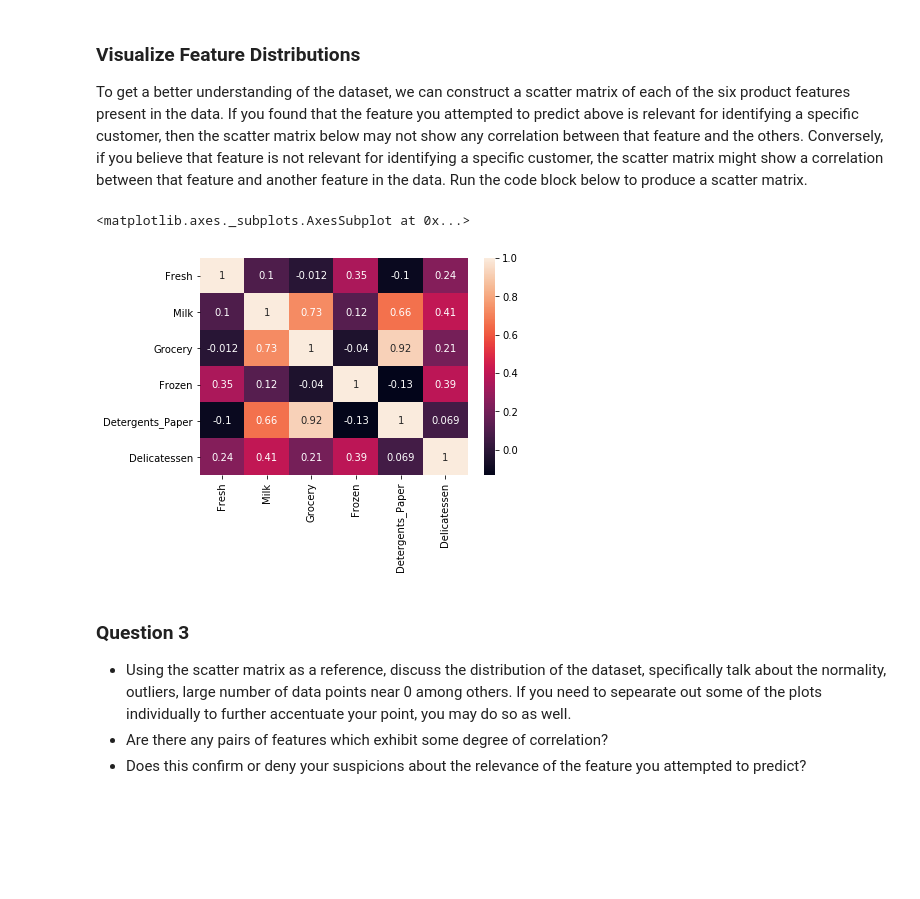
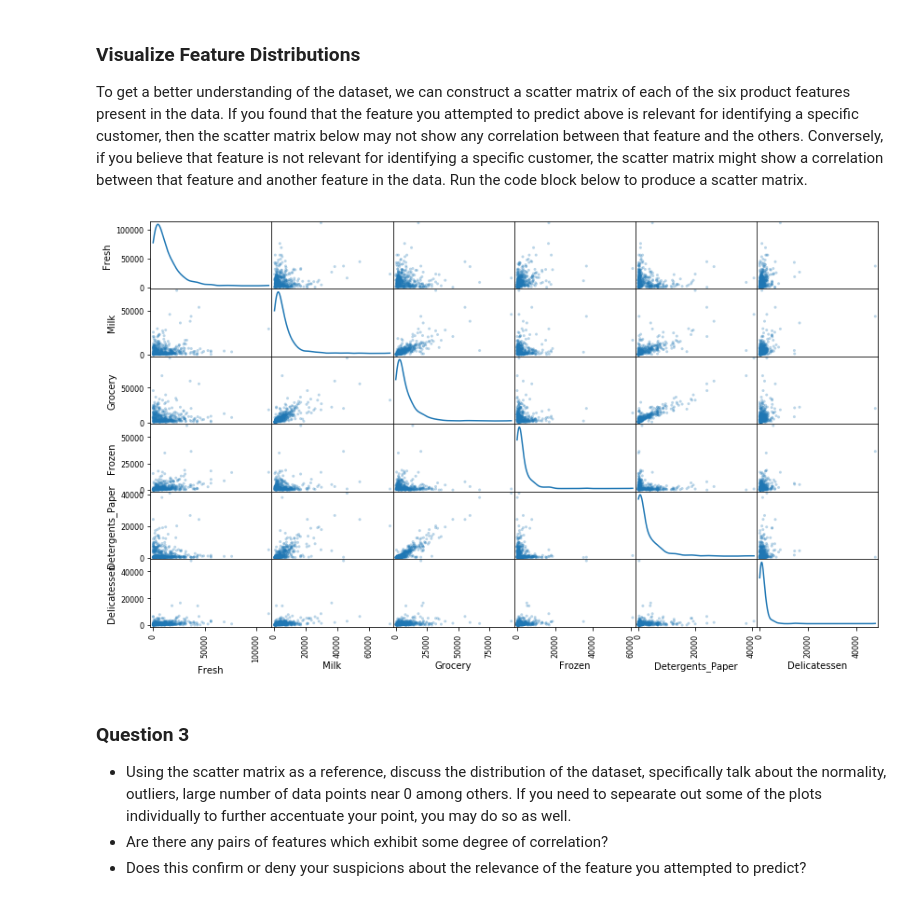
Before and after one commit to aboelhamd/machine-learning, a Jupyter notebook: projects/customer_segments/customer_segments.ipynb, the cells around one changed output. Cells and saved outputs as stored; diff of their text form; code cells hidden in the pictures; blank space fills up the shorter version.

```diff
--- a/projects/customer_segments/customer_segments.ipynb
+++ b/projects/customer_segments/customer_segments.ipynb
@@ -144,13 +144,12 @@ print score
 To get a better understanding of the dataset, we can construct a scatter matrix of each of the six product features present in the data. If you found that the feature you attempted to predict above is relevant for identifying a specific customer, then the scatter matrix below may not show any correlation between that feature and the others. Conversely, if you believe that feature is not relevant for identifying a specific customer, the scatter matrix might show a correlation between that feature and another feature in the data. Run the code block below to produce a scatter matrix.
 # %%
 # Produce a scatter matrix for each pair of features in the data
-# pd.scatter_matrix(data, alpha = 0.3, figsize = (14,8), diagonal = 'kde');
+pd.scatter_matrix(data, alpha = 0.3, figsize = (14,8), diagonal = 'kde');
 
-import seaborn as sb
-sb.heatmap(data.corr(), annot=True)
+# import seaborn as sb
+# sb.heatmap(data.corr(), annot=True)
 # %% [output]
-<matplotlib.axes._subplots.AxesSubplot at 0x...>
-[figure, old version]
+[figure, new version]
 # %% [markdown]
 ### Question 3
 * Using the scatter matrix as a reference, discuss the distribution of the dataset, specifically talk about the normality, outliers, large number of data points near 0 among others. If you need to sepearate out some of the plots individually to further accentuate your point, you may do so as well.
```
Also changed, not shown: parts of 29 cells of this notebook, 1 other file.
